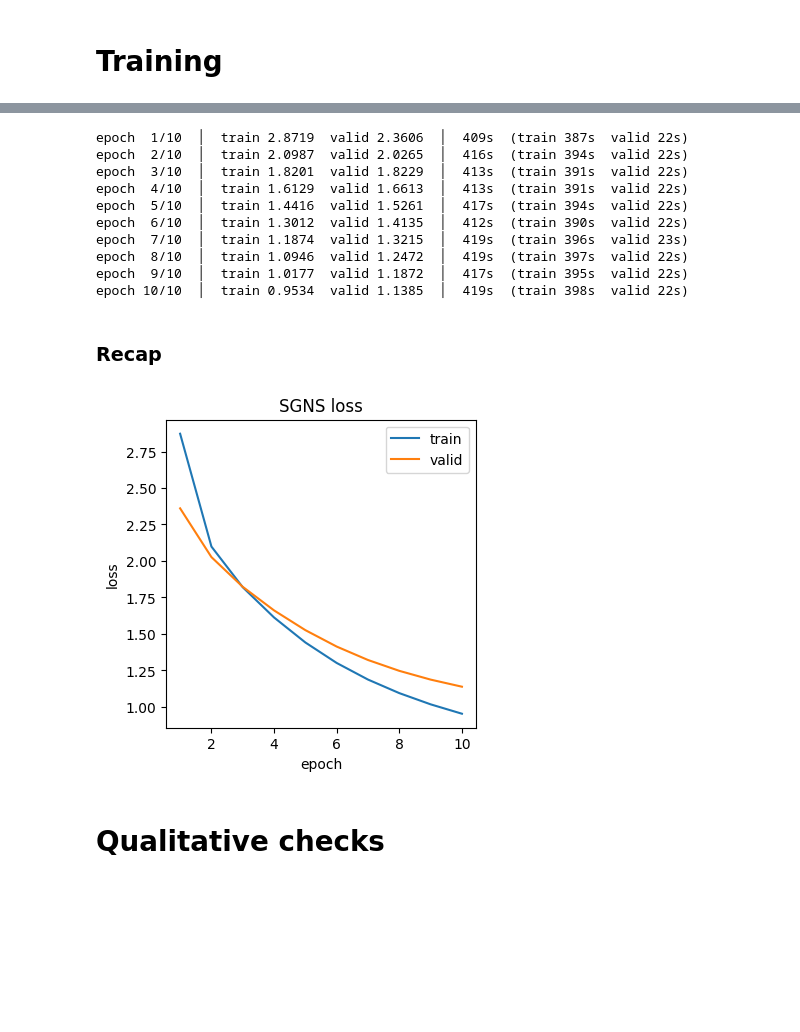
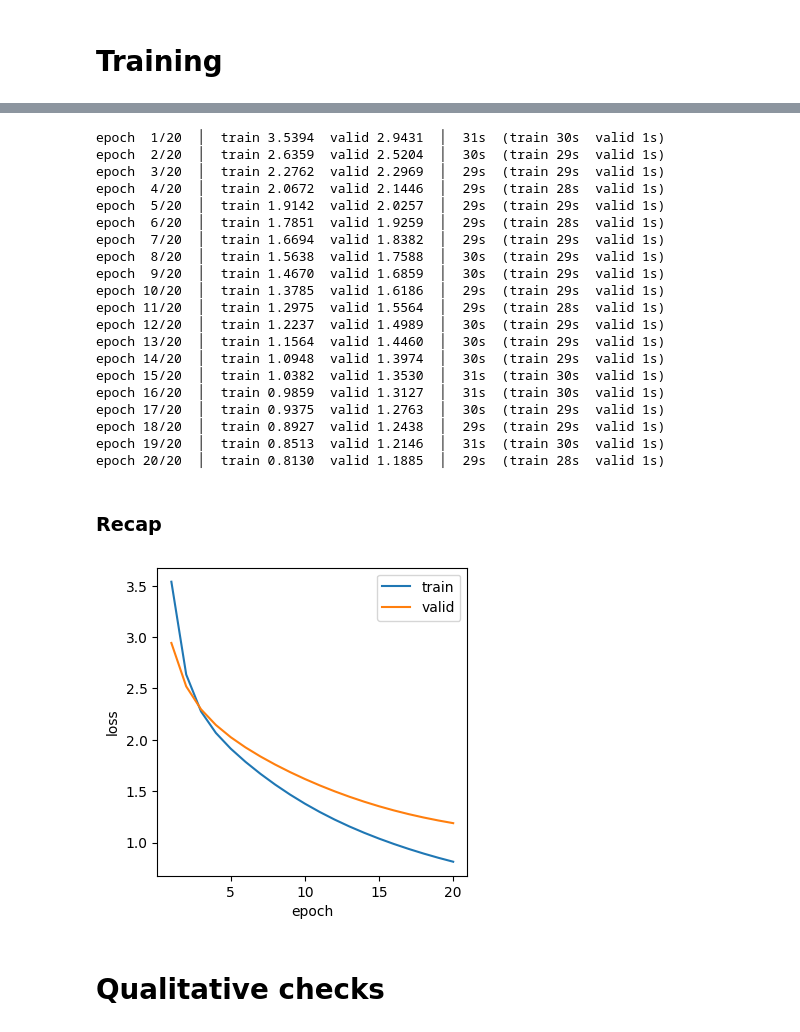
Before and after one commit to peppedilillo/toposonico, a Jupyter notebook: notebooks/11_training_w2v.ipynb, the cells around one changed output, grey strips where cells are left out. Drawn from its saved outputs; the diff is of its cells as text; code cells hidden in the pictures; blank space fills up the shorter version.

```diff
--- a/notebooks/11_training_w2v.ipynb
+++ b/notebooks/11_training_w2v.ipynb
@@ -81,10 +81,10 @@ def filter_kcore(pt: pd.DataFrame, k: int, min_playlist_len: int=2) -> pd.DataFr
     return pt.reset_index(drop=True)
 
 
-playlist_tracks = filter_kcore(_playlist_tracks, k=2)
-print(f"Interactions    : {len(playlist_tracks):,}")
-print(f"Unique tracks   : {playlist_tracks['track_rowid'].nunique():,}")
-print(f"Playlists       : {playlist_tracks['playlist_rowid'].nunique():,}")
-print(f"Min playlist len: {playlist_tracks["playlist_rowid"].value_counts().min()}")
-print(f"Min track it.   : {playlist_tracks["track_rowid"].value_counts().min()}")
+playlist_tracks = filter_kcore(_playlist_tracks, k=3)
+print(f"Interactions     : {len(playlist_tracks):,}")
+print(f"Unique tracks    : {playlist_tracks['track_rowid'].nunique():,}")
+print(f"Playlists        : {playlist_tracks['playlist_rowid'].nunique():,}")
+print(f"Min playlist len : {playlist_tracks["playlist_rowid"].value_counts().min()}")
+print(f"Min track it.    : {playlist_tracks["track_rowid"].value_counts().min()}")
 # %% [output]
@@ -262,0 +202,20 @@ class SkipGramDataset(IterableDataset):
+# %%
+def generate_pairs(playlist: list[int], W: int) -> tuple[torch.Tensor, torch.Tensor]:
+    t = torch.tensor(playlist, dtype=torch.long)
+    W = min(2 * W, len(playlist) - 1)
+    offsets = [k for k in range(-W // 2, W // 2 + 1) if k]
+    centers = t.repeat(len(offsets))
+    contexts = torch.cat([torch.roll(t, -k) for k in offsets])
+    return centers, contexts
+
+
+def pairs(playlist, W):
+    c, x = generate_pairs(playlist, W)
+    return list(zip(c.tolist(), x.tolist()))
+
+
+assert pairs([1,2,3], 1) == [(1,3),(2,1),(3,2),(1,2),(2,3),(3,1)]
+assert pairs([1,2,3,4], 1) == [(1,4),(2,1),(3,2),(4,3),(1,2),(2,3),(3,4),(4,1)]
+assert pairs([1,2,3,4,5], 2) == [(1,4),(2,5),(3,1),(4,2),(5,3),(1,5),(2,1),(3,2),(4,3),(5,4),(1,2),(2,3),(3,4),(4,5),(5,1),(1,3),(2,4),(3,5),(4,1),(5,2)]
+assert pairs([1,2], 5) == [(1, 2), (2, 1)]
+assert pairs([1,2,3,4], 100) == pairs([1,2,3,4], 2)
@@ -340,14 +377,14 @@ valid_dataset = SkipGramDataset(
     weights=weights,
     sbuffer_size=len(flatten(valid_df)),
 )
-train = DataLoader(train_dataset, batch_size=512, num_workers=20, pin_memory=True, persistent_workers=True)
-valid = DataLoader(valid_dataset, batch_size=512, num_workers=20, pin_memory=True, persistent_workers=True)
+train = DataLoader(train_dataset, batch_size=32, num_workers=20, collate_fn=collate_fn, pin_memory=True, persistent_workers=True)
+valid = DataLoader(valid_dataset, batch_size=32, num_workers=20, collate_fn=collate_fn, pin_memory=True, persistent_workers=True)
 # %%
 import time
 from torch.optim import SparseAdam
 
 EMBED_DIM = 128
-NEPOCHS = 10
+NEPOCHS = 20
 LR = 1e-3
 device = torch.device("cuda")
 
@@ -397,16 +434,26 @@ for epoch in range(NEPOCHS):
         f"  │  {t2-t0:.0f}s  (train {t1-t0:.0f}s  valid {t2-t1:.0f}s)"
     )
 # %% [output]
-epoch  1/10  │  train 2.8719  valid 2.3606  │  409s  (train 387s  valid 22s)
-epoch  2/10  │  train 2.0987  valid 2.0265  │  416s  (train 394s  valid 22s)
-epoch  3/10  │  train 1.8201  valid 1.8229  │  413s  (train 391s  valid 22s)
-epoch  4/10  │  train 1.6129  valid 1.6613  │  413s  (train 391s  valid 22s)
-epoch  5/10  │  train 1.4416  valid 1.5261  │  417s  (train 394s  valid 22s)
-epoch  6/10  │  train 1.3012  valid 1.4135  │  412s  (train 390s  valid 22s)
-epoch  7/10  │  train 1.1874  valid 1.3215  │  419s  (train 396s  valid 23s)
-epoch  8/10  │  train 1.0946  valid 1.2472  │  419s  (train 397s  valid 22s)
-epoch  9/10  │  train 1.0177  valid 1.1872  │  417s  (train 395s  valid 22s)
-epoch 10/10  │  train 0.9534  valid 1.1385  │  419s  (train 398s  valid 22s)
+epoch  1/20  │  train 3.5394  valid 2.9431  │  31s  (train 30s  valid 1s)
+epoch  2/20  │  train 2.6359  valid 2.5204  │  30s  (train 29s  valid 1s)
+epoch  3/20  │  train 2.2762  valid 2.2969  │  29s  (train 29s  valid 1s)
+epoch  4/20  │  train 2.0672  valid 2.1446  │  29s  (train 28s  valid 1s)
+epoch  5/20  │  train 1.9142  valid 2.0257  │  29s  (train 29s  valid 1s)
+epoch  6/20  │  train 1.7851  valid 1.9259  │  29s  (train 28s  valid 1s)
+epoch  7/20  │  train 1.6694  valid 1.8382  │  29s  (train 29s  valid 1s)
+epoch  8/20  │  train 1.5638  valid 1.7588  │  30s  (train 29s  valid 1s)
+epoch  9/20  │  train 1.4670  valid 1.6859  │  30s  (train 29s  valid 1s)
+epoch 10/20  │  train 1.3785  valid 1.6186  │  29s  (train 29s  valid 1s)
+epoch 11/20  │  train 1.2975  valid 1.5564  │  29s  (train 28s  valid 1s)
+epoch 12/20  │  train 1.2237  valid 1.4989  │  30s  (train 29s  valid 1s)
+epoch 13/20  │  train 1.1564  valid 1.4460  │  30s  (train 29s  valid 1s)
+epoch 14/20  │  train 1.0948  valid 1.3974  │  30s  (train 29s  valid 1s)
+epoch 15/20  │  train 1.0382  valid 1.3530  │  31s  (train 30s  valid 1s)
+epoch 16/20  │  train 0.9859  valid 1.3127  │  31s  (train 30s  valid 1s)
+epoch 17/20  │  train 0.9375  valid 1.2763  │  30s  (train 29s  valid 1s)
+epoch 18/20  │  train 0.8927  valid 1.2438  │  29s  (train 29s  valid 1s)
+epoch 19/20  │  train 0.8513  valid 1.2146  │  31s  (train 30s  valid 1s)
+epoch 20/20  │  train 0.8130  valid 1.1885  │  29s  (train 28s  valid 1s)
 # %%
 if (low_on_memory := False):
     train._iterator._shutdown_workers()
@@ -416,14 +463,14 @@ if (low_on_memory := False):
 # %%
 import matplotlib.pyplot as plt
 
 fig, ax = plt.subplots(figsize=(4, 4))
 epochs = range(1, len(history["train"]) + 1)
 ax.plot(epochs, history["train"], label="train")
 ax.plot(epochs, history["valid"], label="valid")
-ax.set_xlabel("epoch"); ax.set_ylabel("loss"); ax.set_title("SGNS loss"); ax.legend()
+ax.set_xlabel("epoch"); ax.set_ylabel("loss"); ax.legend()
 plt.show()
 # %% [output]
-[figure, old version]
+[figure, new version]
 # %% [markdown]
 # Qualitative checks
 # %%
```
Also changed, not shown: parts of 14 cells of this notebook.
